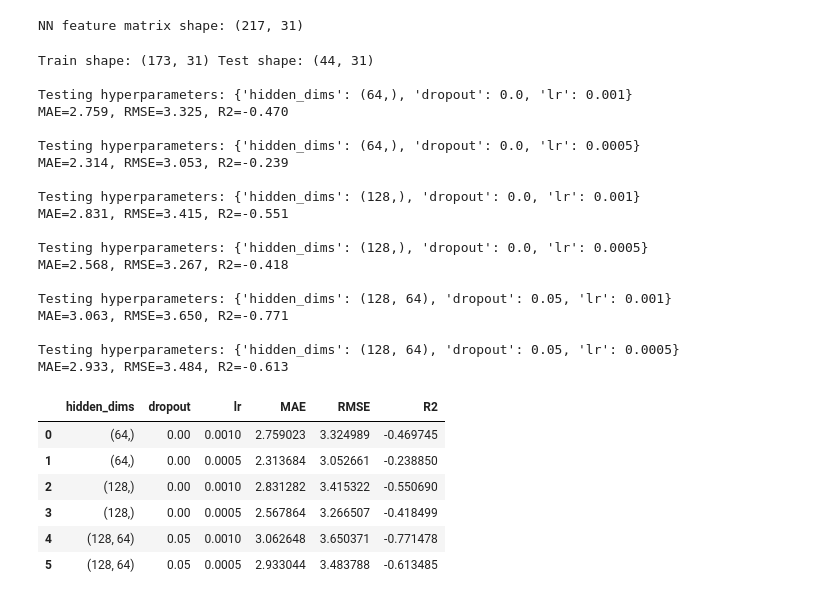
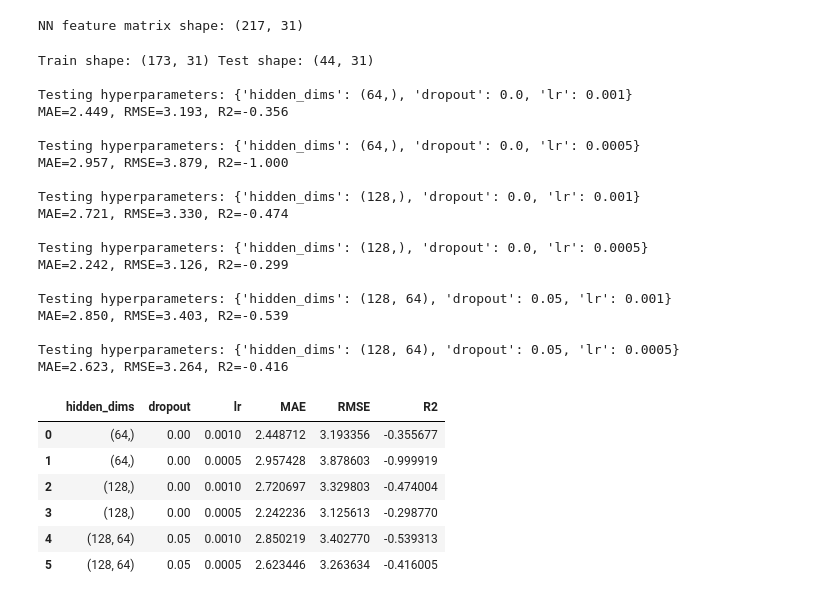
Before and after one commit to mzm25/CSCI4380Project, a Jupyter notebook: Data_driven_Player_Efficiency_Rating_Prediction.ipynb, the cells around one changed output. Saved outputs shown, nothing was run; the diff lists cells and outputs as text; code cells hidden in the pictures.

```diff
--- a/Data_driven_Player_Efficiency_Rating_Prediction.ipynb
+++ b/Data_driven_Player_Efficiency_Rating_Prediction.ipynb
@@ -623,7 +623,7 @@ for hp in hyperparams:
     optimizer = torch.optim.Adam(model.parameters(), lr=hp["lr"])
     loss_fn = nn.MSELoss()
 
-    num_epochs = 80
+    num_epochs = 40
 
     for epoch in range(num_epochs):
         model.train()
@@ -655,42 +655,42 @@ for hp in hyperparams:
     r2 = r2_score(y_true, y_pred)
 
     print(f"MAE={mae:.3f}, RMSE={rmse:.3f}, R2={r2:.3f}")
 
     results.append({
         "hidden_dims": hp["hidden_dims"],
         "dropout": hp["dropout"],
         "lr": hp["lr"],
         "MAE": mae,
         "RMSE": rmse,
         "R2": r2,
     })
 
 nn_results_df = pd.DataFrame(results)
 nn_results_df
 # %% [output]
 Train shape: (173, 31) Test shape: (44, 31)
 
 Testing hyperparameters: {'hidden_dims': (64,), 'dropout': 0.0, 'lr': 0.001}
-MAE=2.759, RMSE=3.325, R2=-0.470
+MAE=2.449, RMSE=3.193, R2=-0.356
 
 Testing hyperparameters: {'hidden_dims': (64,), 'dropout': 0.0, 'lr': 0.0005}
-MAE=2.314, RMSE=3.053, R2=-0.239
+MAE=2.957, RMSE=3.879, R2=-1.000
 
 Testing hyperparameters: {'hidden_dims': (128,), 'dropout': 0.0, 'lr': 0.001}
-MAE=2.831, RMSE=3.415, R2=-0.551
+MAE=2.721, RMSE=3.330, R2=-0.474
 
 Testing hyperparameters: {'hidden_dims': (128,), 'dropout': 0.0, 'lr': 0.0005}
-MAE=2.568, RMSE=3.267, R2=-0.418
+MAE=2.242, RMSE=3.126, R2=-0.299
 
 Testing hyperparameters: {'hidden_dims': (128, 64), 'dropout': 0.05, 'lr': 0.001}
-MAE=3.063, RMSE=3.650, R2=-0.771
+MAE=2.850, RMSE=3.403, R2=-0.539
 
 Testing hyperparameters: {'hidden_dims': (128, 64), 'dropout': 0.05, 'lr': 0.0005}
-MAE=2.933, RMSE=3.484, R2=-0.613
+MAE=2.623, RMSE=3.264, R2=-0.416
 |  | hidden_dims | dropout | lr | MAE | RMSE | R2 |
-| 0 | (64,) | 0.00 | 0.0010 | 2.759023 | 3.324989 | -0.469745 |
-| 1 | (64,) | 0.00 | 0.0005 | 2.313684 | 3.052661 | -0.238850 |
-| 2 | (128,) | 0.00 | 0.0010 | 2.831282 | 3.415322 | -0.550690 |
-| 3 | (128,) | 0.00 | 0.0005 | 2.567864 | 3.266507 | -0.418499 |
-| 4 | (128, 64) | 0.05 | 0.0010 | 3.062648 | 3.650371 | -0.771478 |
-| 5 | (128, 64) | 0.05 | 0.0005 | 2.933044 | 3.483788 | -0.613485 |
+| 0 | (64,) | 0.00 | 0.0010 | 2.448712 | 3.193356 | -0.355677 |
+| 1 | (64,) | 0.00 | 0.0005 | 2.957428 | 3.878603 | -0.999919 |
+| 2 | (128,) | 0.00 | 0.0010 | 2.720697 | 3.329803 | -0.474004 |
+| 3 | (128,) | 0.00 | 0.0005 | 2.242236 | 3.125613 | -0.298770 |
+| 4 | (128, 64) | 0.05 | 0.0010 | 2.850219 | 3.402770 | -0.539313 |
+| 5 | (128, 64) | 0.05 | 0.0005 | 2.623446 | 3.263634 | -0.416005 |
```
Also changed, not shown: parts of 5 cells of this notebook.
